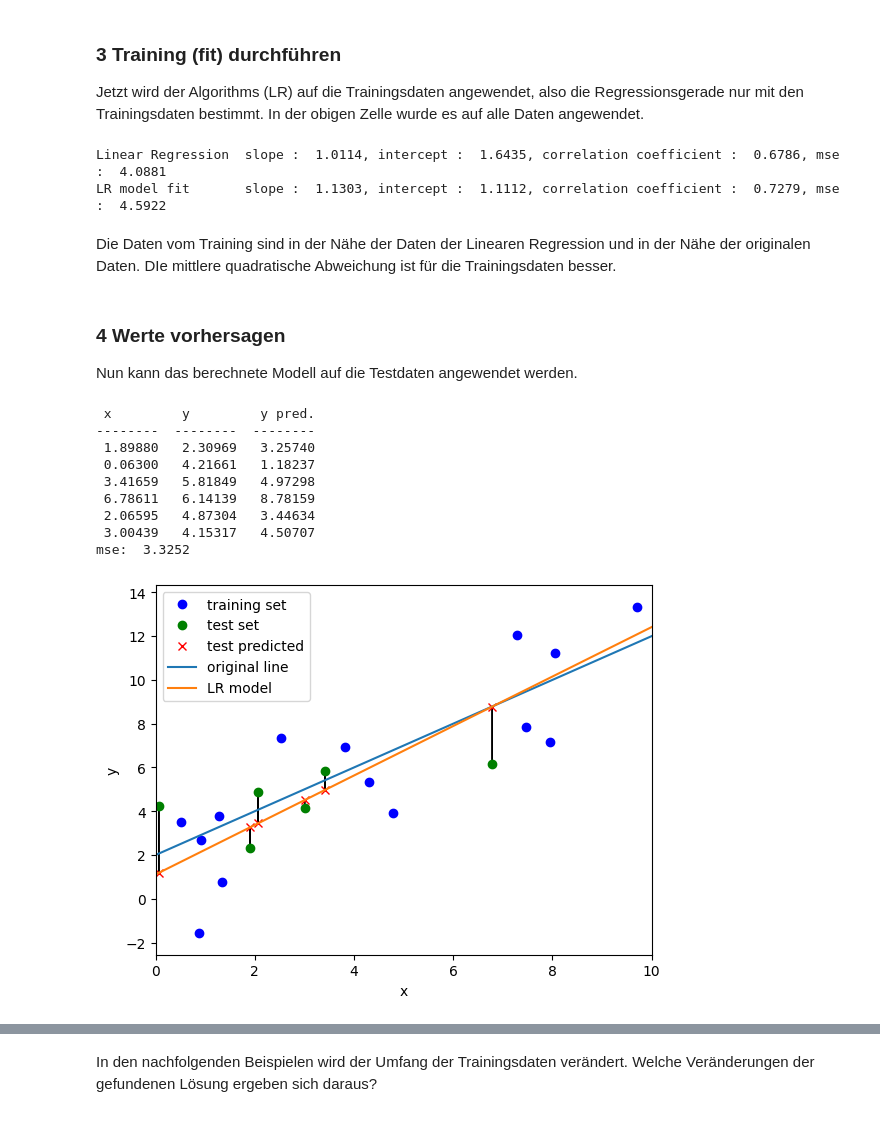
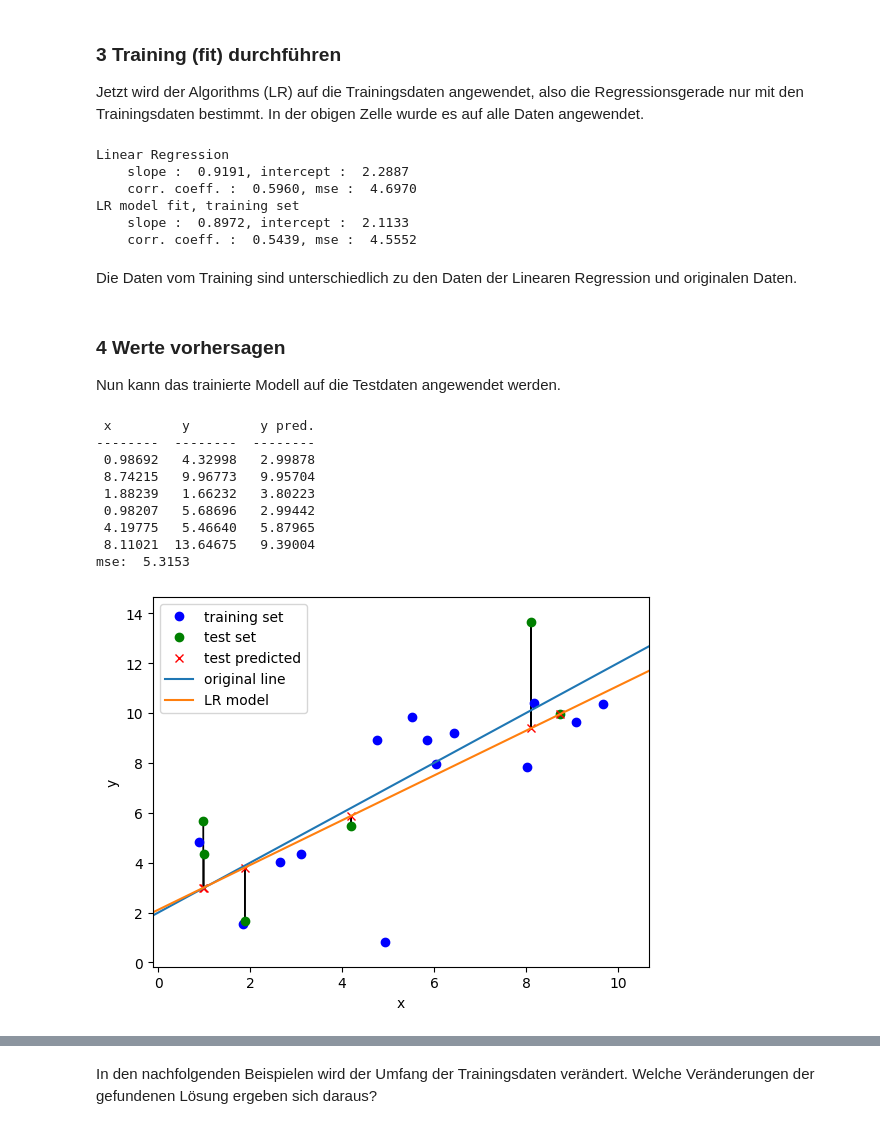
Before and after one commit to Zeh-Marschke/MLe, a Jupyter notebook: ML01c-LineareRegression.ipynb, the cells around one changed output, grey strips where cells are left out. Drawn from its saved outputs; the diff is of its cells as text; code cells hidden in the pictures.

```diff
--- a/ML01c-LineareRegression.ipynb
+++ b/ML01c-LineareRegression.ipynb
@@ -68,12 +68,13 @@ slope = 1.0
 intercept = 2.0
 uncertainty = 2.0
 n_points = 20
-x_min = 0.0
-x_max = 10.0
+x_left = 0.0
+x_right = 10.0
 
 # --- generate data points
-np.random.seed (20240812)
-x_data = np.random.uniform (x_min, x_max, n_points)
-y_data = slope * x_data + intercept + np.random.normal (0.0, uncertainty, n_points)
+np.random.seed (314159)
+x_data = np.random.uniform (x_left, x_right, n_points)
+y_data = slope * x_data + intercept \
+         + np.random.normal (0.0, uncertainty, n_points)
 # %% [markdown]
 Es erfolgt nun die Aufteilung in Trainingsmenge und Testmenge.
@@ -93,21 +94,27 @@ from sklearn.model_selection import train_test_split
 
 # --- splitt in training- / test-set
 test_size = 0.3   # 30%
-X_train, X_test, y_train, y_test = train_test_split (x_data, y_data, test_size = test_size)
+X_train, X_test, y_train, y_test \
+    = train_test_split (x_data, y_data, test_size = test_size)
 
 # --- plot the generated data points
 plt.plot (X_train, y_train, 'bo', label = "training set")
 plt.plot (X_test, y_test, 'go', label = "test set")
 
-x_line = np.linspace (x_min, x_max, 100)
-plt.plot (x_line, linear_model (x_line, slope, intercept), label = "original line")
-
+x_min = np.min (x_data) - 1.0
+x_max = np.max (x_data) + 1.0
 plt.xlim (x_min, x_max)
 plt.xlabel ("x")
+
+x_line = np.linspace (x_min, x_max, 100)
+y_line = linear_model (x_line, slope, intercept)
+plt.plot (x_line, y_line, label = "original line")
+
 y_min = np.min (y_data) - 1.0
 y_max = np.max (y_data) + 1.0
 plt.ylim (y_min, y_max)
 plt.ylabel ("y")
+
 plt.legend ()
 plt.show ()
 # %% [output]
@@ -206,61 +238,70 @@ lr_model_fit = lr_model.fit (X_train.reshape(-1, 1), y_train)
 corr_coeff_fit = lr_model.score (X_train.reshape(-1, 1), y_train) # R^2 !!!
 intercept_fit = lr_model.intercept_
 slope_fit = lr_model.coef_ [0]
-mse_fit = mean_square_error (y_train, linear_model (X_train, slope_fit, intercept_fit))
-print (f"Linear Regression  slope : {slope_LinReg:7.4f}, intercept : {intercept_LinReg:7.4f}, correlation coefficient : {corr_coeff_LinReg:7.4f}, mse : {mse_LinReg:7.4f}")
-print (f"LR model fit       slope : {slope_fit:7.4f}, intercept : {intercept_fit:7.4f}, correlation coefficient : {corr_coeff_fit:7.4f}, mse : {mse_fit:7.4f}")
+y_hat_train = linear_model (X_train, slope_fit, intercept_fit)
+mse_fit = mean_square_error (y_train, y_hat_train)
+show_results ("Linear Regression", slope_LinReg, intercept_LinReg, \
+              corr_coeff_LinReg, mse_LinReg)
+show_results ("LR model fit, training set", slope_fit, intercept_fit, \
+              corr_coeff_fit, mse_fit)
 # %% [output]
-Linear Regression  slope :  1.0114, intercept :  1.6435, correlation coefficient :  0.6786, mse :  4.0881
-LR model fit       slope :  1.1303, intercept :  1.1112, correlation coefficient :  0.7279, mse :  4.5922
+Linear Regression
+    slope :  0.9191, intercept :  2.2887
+    corr. coeff. :  0.5960, mse :  4.6970
+LR model fit, training set
+    slope :  0.8972, intercept :  2.1133
+    corr. coeff. :  0.5439, mse :  4.5552
 # %% [markdown]
-Die Daten vom Training sind in der Nähe der Daten der Linearen Regression und in der Nähe der originalen Daten.
-DIe mittlere quadratische Abweichung ist für die Trainingsdaten besser.
+Die Daten vom Training sind unterschiedlich zu den Daten der Linearen Regression und originalen Daten.
 # %% [markdown]
 ### 4 Werte vorhersagen
-Nun kann das berechnete Modell auf die Testdaten angewendet werden.
+Nun kann das trainierte Modell auf die Testdaten angewendet werden.
 # %%
 # --- predict the test data
 y_pred_lr = lr_model_fit.predict (X_test.reshape(-1, 1))
 
 print (" x         y         y pred.")
 print ("--------  --------  --------")
 for ind in range (X_test.size):
     print (f"{X_test [ind]:8.5f}  {y_test [ind]:8.5f}  {y_pred_lr [ind]:8.5f}")
 
 mse_test = mean_square_error (y_test, y_pred_lr)
 print (f"mse: {mse_test:7.4f}")
 
 # --- plot the training and test data
 plt.plot (X_train, y_train, 'bo', label = "training set")
 plt.plot (X_test, y_test, 'go', label = "test set")
 plt.plot (X_test, y_pred_lr, 'rx', label = "test predicted")
 
 plt.xlim (x_min, x_max)
 plt.xlabel ("x")
 
 y_min = np.min ([np.min (y_data), np.min (y_pred_lr)]) - 1.0
 y_max = np.max ([np.max (y_data), np.max (y_pred_lr)]) + 1.0
 plt.ylim (y_min, y_max)
 plt.ylabel ("y")
 
 for ind in range (X_test.size):
-    plt.arrow (X_test [ind], y_test [ind], 0.0, (y_pred_lr [ind] - y_test [ind]))
+    plt.arrow (X_test [ind], y_test [ind], 0.0, \
+               (y_pred_lr [ind] - y_test [ind]))
 
 x_line = np.linspace (x_min, x_max, 100)
-plt.plot (x_line, linear_model (x_line, slope, intercept), label = "original line")
-plt.plot (x_line, linear_model (x_line, slope_fit, intercept_fit), label = "LR model")
+plt.plot (x_line, linear_model (x_line, slope, intercept), \
+          label = "original line")
+plt.plot (x_line, linear_model (x_line, slope_fit, intercept_fit), \
+          label = "LR model")
 plt.legend ()
 plt.show ()
 # %% [output]
  x         y         y pred.
 --------  --------  --------
- 1.89880   2.30969   3.25740
- 0.06300   4.21661   1.18237
- 3.41659   5.81849   4.97298
- 6.78611   6.14139   8.78159
- 2.06595   4.87304   3.44634
- 3.00439   4.15317   4.50707
-mse:  3.3252
+ 0.98692   4.32998   2.99878
+ 8.74215   9.96773   9.95704
+ 1.88239   1.66232   3.80223
+ 0.98207   5.68696   2.99442
+ 4.19775   5.46640   5.87965
+ 8.11021  13.64675   9.39004
+mse:  5.3153
-[figure, old version]
+[figure, new version]
 # %% [markdown]
 ### 5 Bewerten und analysieren
```
Also changed, not shown: parts of 20 cells of this notebook.
